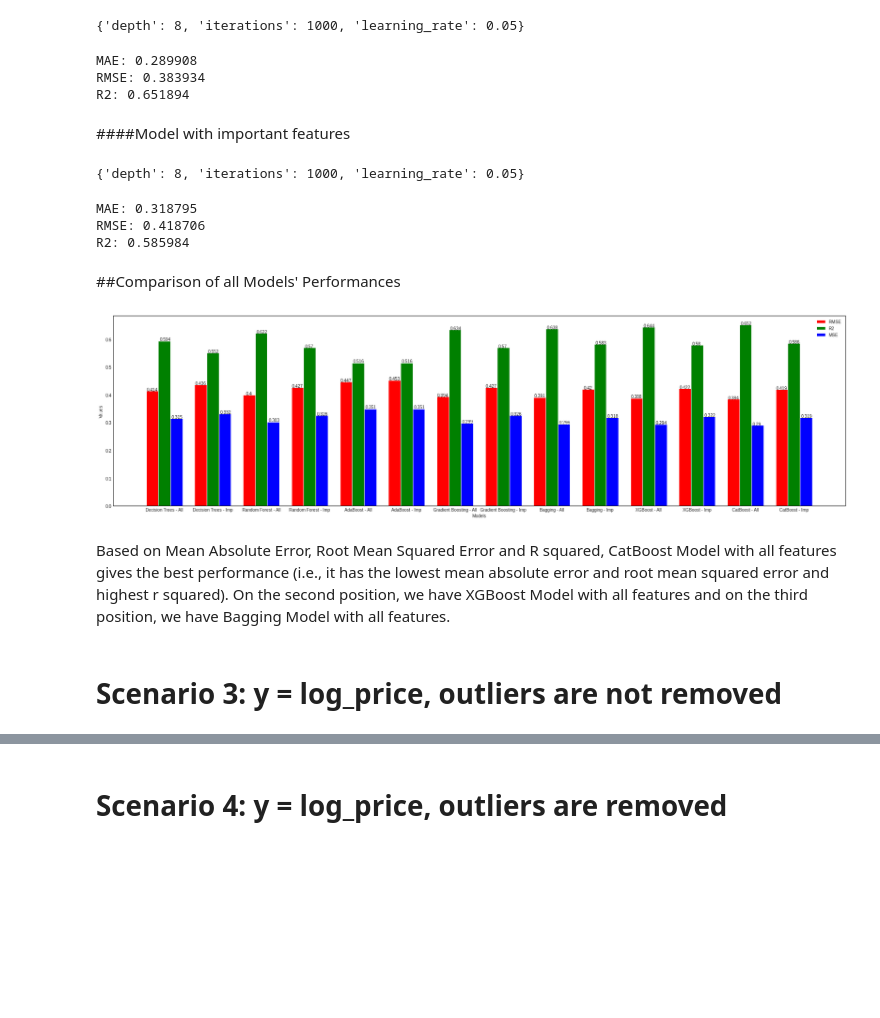
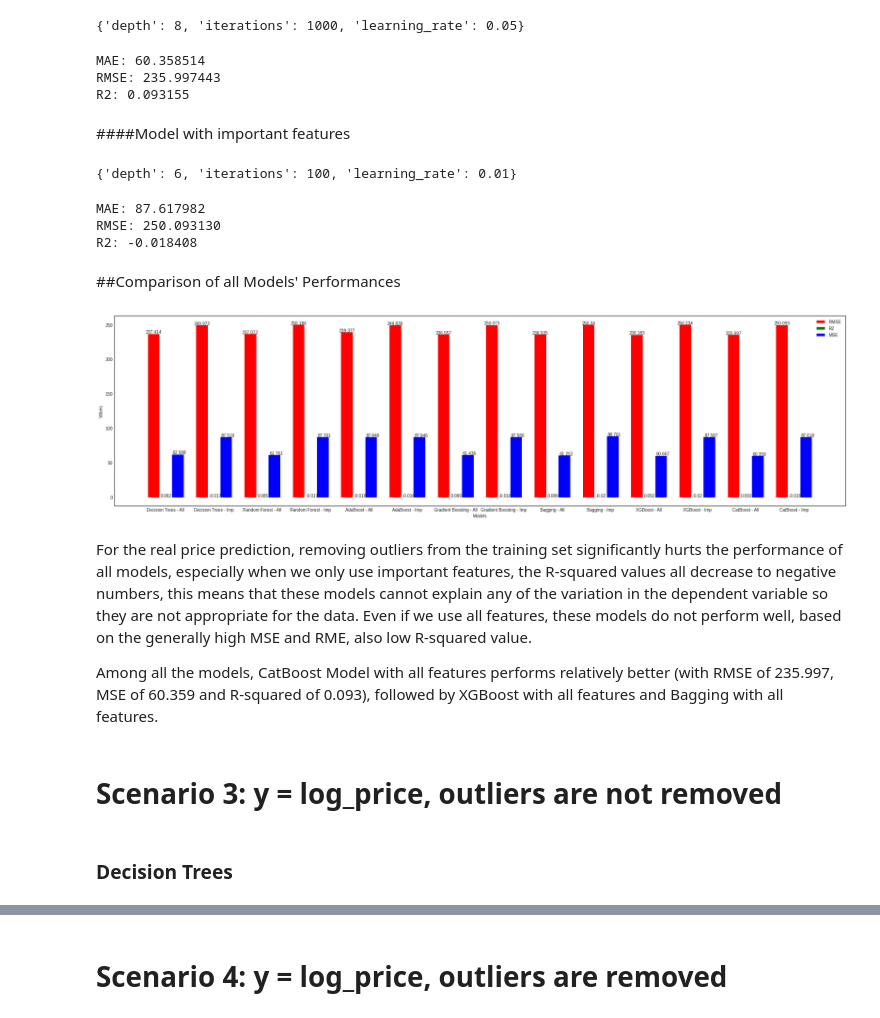
Before and after one commit to nguyen-nhat-mai/ensemble_project, a Jupyter notebook: Airbnb_Price_Prediction.ipynb, the cells around one changed output, grey strips where cells are left out. Drawn from its saved outputs; the diff is of its cells as text; code cells hidden in the pictures; blank space fills up the shorter version.

```diff
--- a/Airbnb_Price_Prediction.ipynb
+++ b/Airbnb_Price_Prediction.ipynb
@@ -1313,7 +1313,7 @@ Based on Mean Absolute Error, Root Mean Squared Error and R squared, CatBoost Mo
 # Scenario 2: y = price, outliers are removed
 # %%
 # Split data into train & test set
-X_train, X_test, y_train, y_test = train_test_split(X, y, test_size=0.3, random_state=3)
+X_train, X_test_wo, y_train, y_test_wo = train_test_split(X, y, test_size=0.3, random_state=3)
 # %%
 # Remove 5% of the data that have extreme
 percentile = np.percentile(y_train, 95)
@@ -1356,5 +1356,12 @@ R2: 0.594394
 # %% [markdown]
 #### Model with important features
 # %%
-X_pick_wo=feature_df_wo_outlier[['host_id','latitude','longitude','dummy_Entire home/apt']].to_numpy()
-X_train_new_wo, X_test_new_wo, y_train_new_wo, y_test_new_wo = train_test_split(X_pick_wo, y_wo_outlier, test_size=0.3, random_state=3)
+X_pick=feature_df[['host_id','latitude','longitude','minimum_nights','availability_365','dummy_Entire home/apt']].to_numpy()
+X_train_new_wo, X_test_new_wo, y_train_new_wo, y_test_new_wo = train_test_split(X_pick, y, test_size=0.3, random_state=3)
+# %%
+# Remove 5% of the data that have extreme
+percentile = np.percentile(y_train_new_wo, 95)
+y_train_new_wo = y_train_new_wo[y_train_new_wo <= percentile]
+indices = np.where(y_train_new_wo <= percentile)[0]
+X_train_new_wo = X_train_new_wo[indices]
+print("New shapes:", X_train_new_wo.shape, y_train_new_wo.shape)
@@ -1768,9 +1777,9 @@ print('MAE: %f' % mae_cat_all2)
 print('RMSE: %f' % rmse_cat_all2)
 print('R2: %f' % r2_cat_all2)
 # %% [output]
-MAE: 0.289908
-RMSE: 0.383934
-R2: 0.651894
+MAE: 60.358514
+RMSE: 235.997443
+R2: 0.093155
 # %% [markdown]
 ####Model with important features
 # %%
@@ -1784,7 +1793,7 @@ print(grid_search_cat4.best_params_)
 # Make predictions on the test set using the best model
 pred_cat4 = grid_search_cat4.predict(X_test_new_wo)
 # %% [output]
-{'depth': 8, 'iterations': 1000, 'learning_rate': 0.05}
+{'depth': 6, 'iterations': 100, 'learning_rate': 0.01}
 # %%
 mae_cat_imp2 = mean_absolute_error(y_test_new_wo, pred_cat4)
 rmse_cat_imp2 = np.sqrt(mean_squared_error(y_test_new_wo, pred_cat4))
@@ -1793,12 +1802,14 @@ print('MAE: %f' % mae_cat_imp2)
 print('RMSE: %f' % rmse_cat_imp2)
 print('R2: %f' % r2_cat_imp2)
 # %% [output]
-MAE: 0.318795
-RMSE: 0.418706
-R2: 0.585984
+MAE: 87.617982
+RMSE: 250.093130
+R2: -0.018408
 # %% [markdown]
 ##Comparison of all Models' Performances
 # %%
+plt.rcParams['figure.figsize'] = [30, 8]
+
 # Define the model names and the corresponding values for rmse, r2, and mean squared error
 models = ['Decision Trees - All', 'Decision Trees - Imp', 'Random Forest - All', 'Random Forest - Imp', 'AdaBoost - All', 'AdaBoost - Imp', 'Gradient Boosting - All', 'Gradient Boosting - Imp', 'Bagging - All', 'Bagging - Imp', 'XGBoost - All', 'XGBoost - Imp', 'CatBoost - All', 'CatBoost - Imp']
 rmse_values = [rmse_dtr_gs_all2, rmse_dtr_imp2, rmse_rf_gs_all2, rmse_rf_imp2, rmse_ada_gs_all2, rmse_ada_gs_imp2, rmse_gb_all2, rmse_gb_imp2, rmse_bagging_all2, rmse_bagging_imp2, rmse_xgb_all2, rmse_xgb_imp2, rmse_cat_all2, rmse_cat_imp2]
@@ -1823,38 +1834,43 @@ plt.xlabel('Models')
 plt.xticks([r + bar_width for r in range(len(rmse_values))], models)
 
 # Add y-axis label
 plt.ylabel('Values')
 
 # Add a legend
 plt.legend()
 plt.rcParams['figure.figsize'] = [30, 8]
 
 # Define a function to add data labels to the bar plot
 def add_labels_rmse(values):
     for i, v in enumerate(values):
         plt.text(i, v, str(round(v,3)), ha='center')
 
 def add_labels_r2(values):
     for i, v in enumerate(values):
         plt.text(i+0.15, v, str(round(v,3)), ha='left')
 
 def add_labels_mae(values):
     for i, v in enumerate(values):
         plt.text(i+0.4, v, str(round(v,3)), ha='left')
 
 # Call the function for each bar chart
 add_labels_rmse(rmse_values)
 add_labels_r2(r2_values)
 add_labels_mae(mae_values)
 
 # Show the chart
 plt.show()
 # %% [output]
-[figure, old version]
+[figure, new version]
-# %% [markdown]
-Based on Mean Absolute Error, Root Mean Squared Error and R squared, CatBoost Model with all features gives the best performance (i.e., it has the lowest mean absolute error and root mean squared error and highest r squared). On the second position, we have XGBoost Model with all features and on the third position, we have Bagging Model with all features.
+# %% [markdown]
+
+For the real price prediction, removing outliers from the training set significantly hurts the performance of all models, especially when we only use important features, the R-squared values all decrease to negative numbers, this means that these models cannot explain any of the variation in the dependent variable so they are not appropriate for the data. Even if we use all features, these models do not perform well, based on the generally high MSE and RME, also low R-squared value.
+
+Among all the models, CatBoost Model with all features performs relatively better (with RMSE of 235.997, MSE of 60.359 and R-squared of 0.093), followed by XGBoost with all features and Bagging with all features.
 # %% [markdown]
 # Scenario 3: y = log_price, outliers are not removed
 # %%
 # Split data into train & test set
 X_train, X_test, y_train, y_test = train_test_split(X, y_log_price, test_size=0.3, random_state=3)
+# %% [markdown]
+### Decision Trees
```
Also changed, not shown: parts of 75 cells of this notebook.
